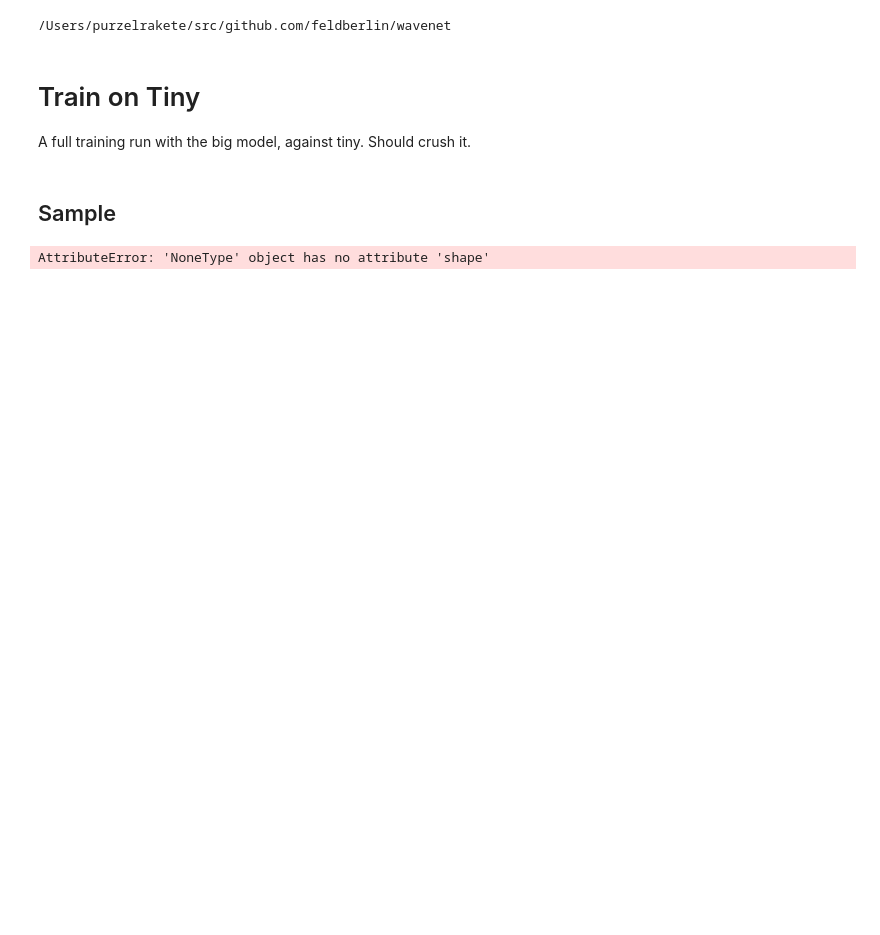
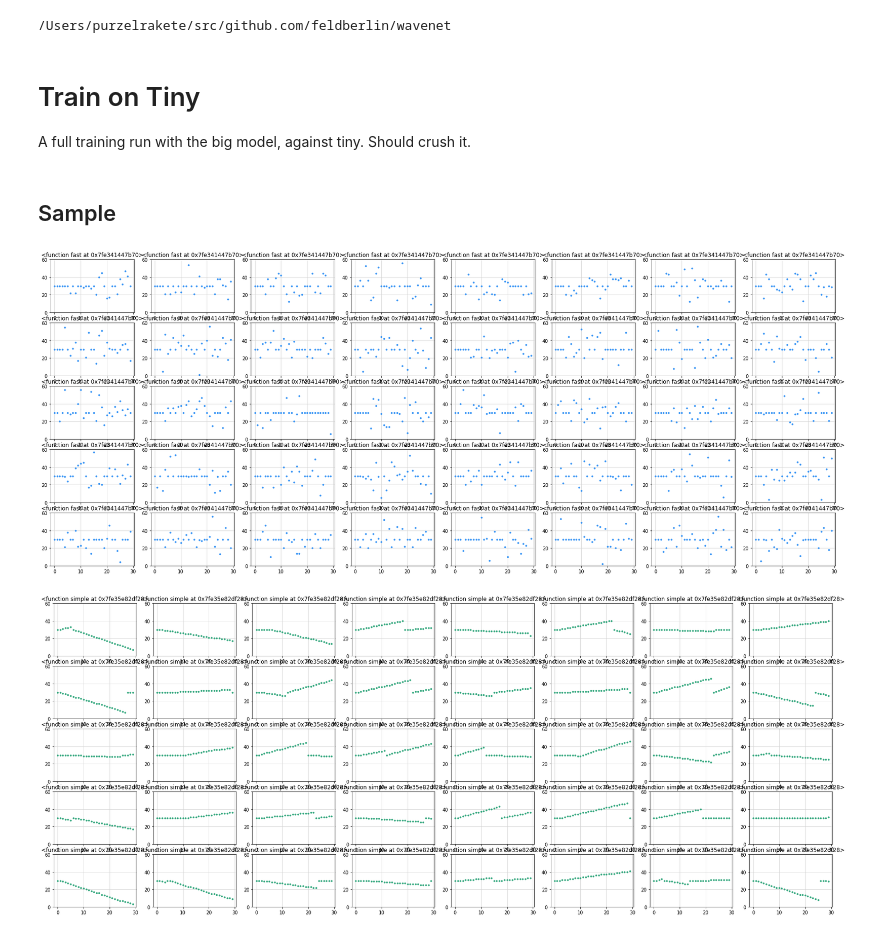
Before and after one commit to feldberlin/wavenet, a Jupyter notebook: notebooks/train.tiny.ipynb, the cells around one changed output. Drawn from its saved outputs; the diff is of its cells as text; code cells hidden in the pictures; blank space fills up the shorter version.

```diff
--- a/notebooks/train.tiny.ipynb
+++ b/notebooks/train.tiny.ipynb
@@ -62,20 +61,21 @@ t.train()
 # %%
 n_samples=30
 batch_size=40
 
 def plotit(generated, name):
     color = np.random.rand(3,)
     plt.subplots(figsize=(30, 12))
     for i in range(batch_size):
         plt.subplot(5, 8, i+1)
         plt.ylim(0, p.n_classes)
         plt.grid(color='lightgray')
         plt.title(name)
         plt.plot(torch.arange(n_samples), generated[i, 0], '.', color=color)
 
 
-for f in [sample.simple, sample.fast]:
+for f in [sample.fast, sample.simple]:
     y, logits, *_ = f(m, ds.transforms, utils.decode_random, n_samples=n_samples, batch_size=batch_size)
     plotit(y, str(f))
 # %% [output]
-AttributeError: 'NoneType' object has no attribute 'shape'
+[figure, added]
+[figure, added]
```
Also changed, not shown: parts of 2 cells of this notebook, 6 other files.
